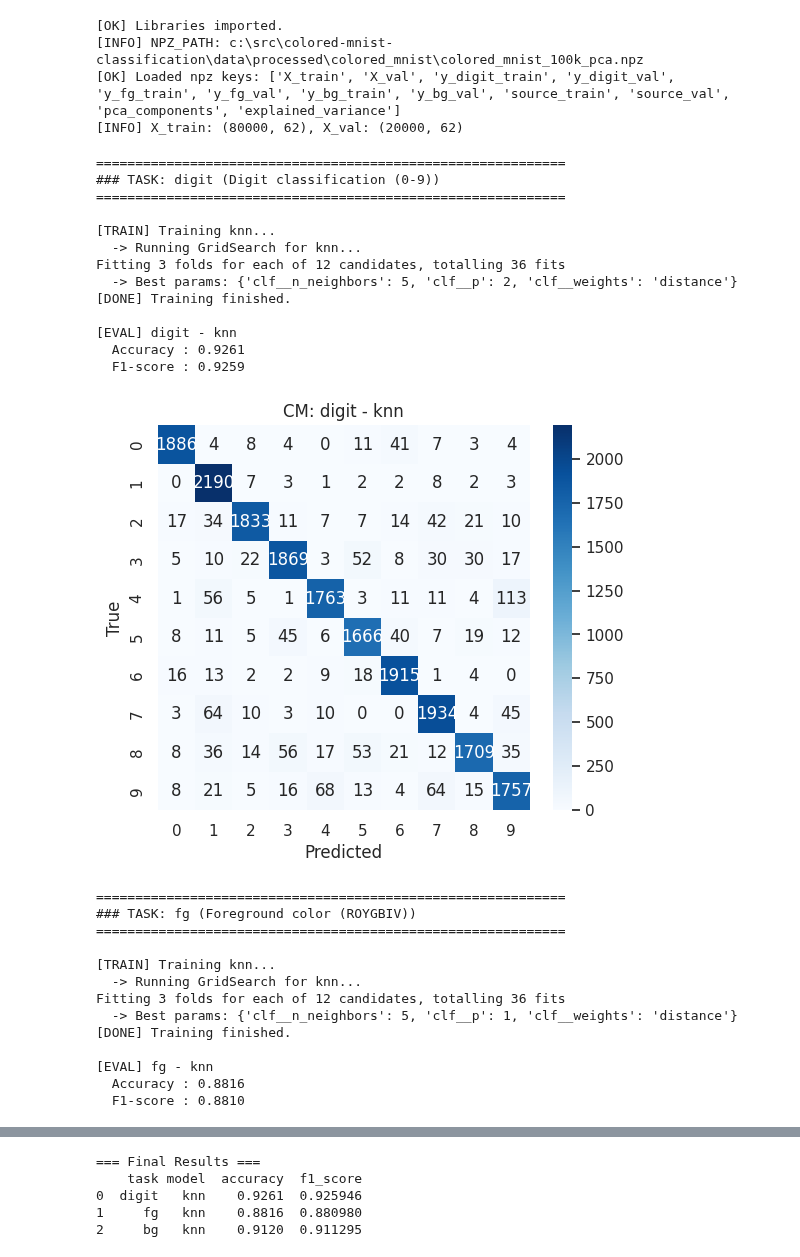
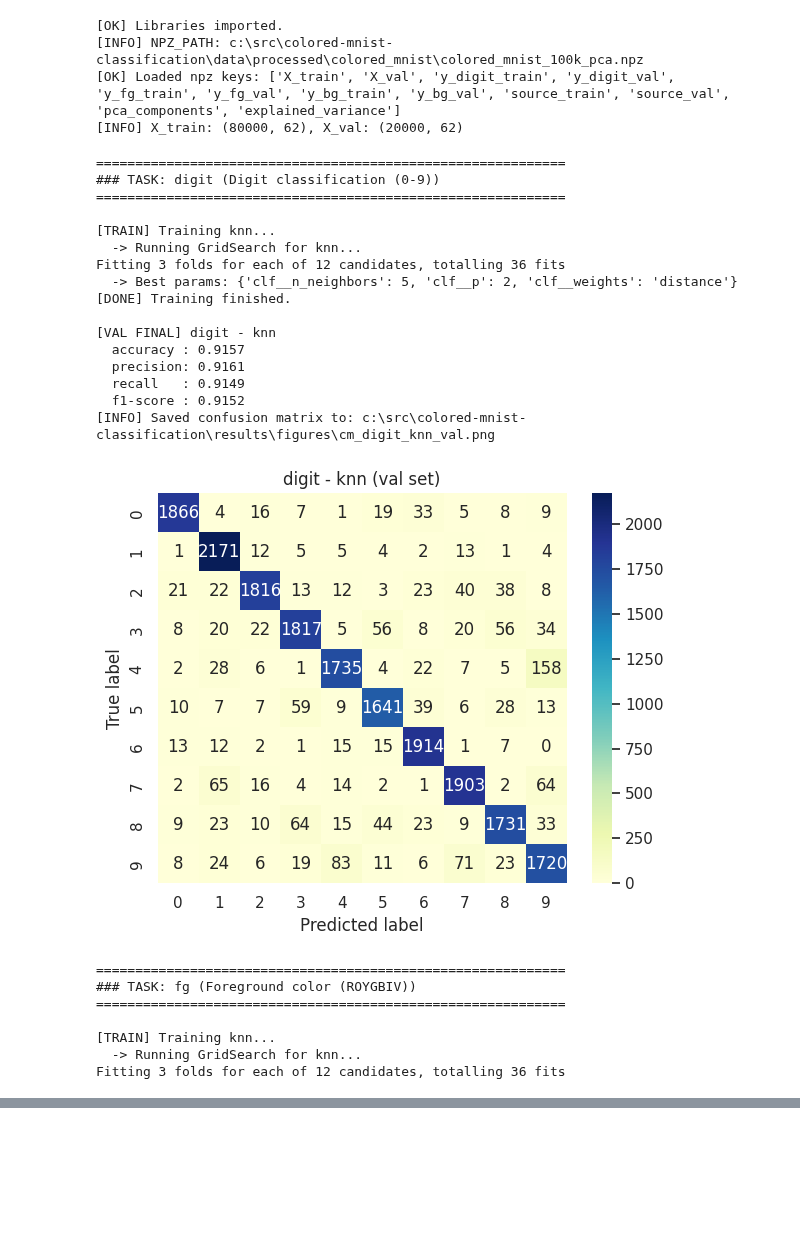
Before and after one commit to ML-SSU-2025/colored-mnist-classification, a Jupyter notebook: notebooks/team_nb_knn_100k_pca.ipynb, the cells around one changed output, grey strips where cells are left out. Saved outputs shown, nothing was run; the diff lists cells and outputs as text; code cells hidden in the pictures; blank space fills up the shorter version.

```diff
--- a/notebooks/team_nb_knn_100k_pca.ipynb
+++ b/notebooks/team_nb_knn_100k_pca.ipynb
@@ -334,7 +334,9 @@ def compute_metrics(y_true, y_pred, average="macro"):
     return acc, prec, rec, f1
 
 def plot_confusion_matrix(y_true, y_pred, classes, title, save_path=None):
-    """혼동 행렬(Confusion Matrix) 시각화"""
+    """
+    Plot confusion matrix as a heatmap.
+    """
     cm = confusion_matrix(y_true, y_pred, labels=classes)
 
     plt.figure(figsize=(6, 5))
@@ -350,8 +352,11 @@ def plot_confusion_matrix(y_true, y_pred, classes, title, save_path=None):
     plt.ylabel("True label")
     plt.title(title)
     plt.tight_layout()
-    if save_path:
+
+    if save_path is not None:
         plt.savefig(save_path, dpi=200)
+        print("[INFO] Saved confusion matrix to:", save_path)
+
     plt.show()
 
 def show_prediction_examples(model_name, pipeline, X, y_true, task_name, n=12):
@@ -429,9 +434,9 @@ ACTIVE_TASKS = ["digit", "fg", "bg"]
 
 BASE_MODELS = {
     "knn": KNeighborsClassifier(
-        n_neighbors=5,
+        n_neighbors=7,
         weights="distance",  # 거리에 따른 가중치
-        p=2,                 # 유클리드 거리
+        p=1,                 # 유클리드 거리
         metric="minkowski",
         n_jobs=-1
     ),
@@ -441,7 +446,7 @@ BASE_MODELS = {
 ACTIVE_MODELS = ["knn"]
 
 # 스케일링 필요 여부 (KNN은 필수!)
-NEEDS_SCALING = {"knn": True}
+NEEDS_SCALING = {"knn": False}
 
 # GridSearch 사용 여부 False. PCA 된거로 확인할 거임.
 USE_GRIDSEARCH = {"knn": True}
@@ -504,54 +509,63 @@ for task_name in ACTIVE_TASKS:
             pipe.fit(X_train, y_train_task)
             best_model = pipe
 
         print("[DONE] Training finished.")
 
         # 평가 (Validation)
-        y_pred = best_model.predict(X_val)
 
-        acc = accuracy_score(y_val_task, y_pred)
-        p, r, f1, _ = precision_recall_fscore_support(y_val_task, y_pred, average="weighted")
+        y_val_pred = best_model.predict(X_val)
+        acc_val, prec_val, rec_val, f1_val = compute_metrics(
+            y_val_task, y_val_pred, average="macro"
+        )
 
-        print(f"\n[EVAL] {task_name} - {model_name}")
-        print(f"  Accuracy : {acc:.4f}")
-        print(f"  F1-score : {f1:.4f}")
+        print(f"\n[VAL FINAL] {task_name} - {model_name}")
+        print(f"  accuracy : {acc_val:.4f}")
+        print(f"  precision: {prec_val:.4f}")
+        print(f"  recall   : {rec_val:.4f}")
+        print(f"  f1-score : {f1_val:.4f}")
+        classes = np.sort(np.unique(y_train_task))
 
-        # Confusion Matrix 시각화
-        cm = confusion_matrix(y_val_task, y_pred)
-        plt.figure(figsize=(6, 5))
-        sns.heatmap(cm, annot=True, fmt="d", cmap="Blues",
-                    xticklabels=class_names, yticklabels=class_names)
-        plt.title(f"CM: {task_name} - {model_name}")
-        plt.ylabel("True")
-        plt.xlabel("Predicted")
-        plt.show()
+        # Confusion matrix on validation set
+        cm_title = f"{task_name} - {model_name} (val set)"
+        cm_filename = f"cm_{task_name}_{model_name}_val.png"
+        cm_path = os.path.join(RESULTS_FIGURES_DIR, cm_filename)
+        plot_confusion_matrix(
+            y_true=y_val_task,
+            y_pred=y_val_pred,
+            classes=classes,
+            title=cm_title,
+            save_path=cm_path,
+        )
 
         # 결과 저장
         all_results.append({
             "task": task_name,
             "model": model_name,
-            "accuracy": acc,
-            "f1_score": f1
+            "accuracy": acc_val,
+            "f1_score": f1_val
         })
 
 # 최종 요약 출력
 print("\n\n=== Final Results ===")
 print(pd.DataFrame(all_results))
 # %% [output]
 ============================================================
 ### TASK: digit (Digit classification (0-9))
 ============================================================
 
 [TRAIN] Training knn...
   -> Running GridSearch for knn...
 Fitting 3 folds for each of 12 candidates, totalling 36 fits
   -> Best params: {'clf__n_neighbors': 5, 'clf__p': 2, 'clf__weights': 'distance'}
 [DONE] Training finished.
 
-[EVAL] digit - knn
-  Accuracy : 0.9261
-  F1-score : 0.9259
+[VAL FINAL] digit - knn
+  accuracy : 0.9157
+  precision: 0.9161
+  recall   : 0.9149
+  f1-score : 0.9152
+[INFO] Saved confusion matrix to: c:\src\colored-mnist-classification\results\figures\cm_digit_knn_val.png
-[figure, old version]
+[figure, new version]
 ============================================================
 ### TASK: fg (Foreground color (ROYGBIV))
 ============================================================
@@ -559,9 +573,3 @@ Fitting 3 folds for each of 12 candidates, totalling 36 fits
 [TRAIN] Training knn...
   -> Running GridSearch for knn...
 Fitting 3 folds for each of 12 candidates, totalling 36 fits
-  -> Best params: {'clf__n_neighbors': 5, 'clf__p': 1, 'clf__weights': 'distance'}
-[DONE] Training finished.
-
-[EVAL] fg - knn
-  Accuracy : 0.8816
-  F1-score : 0.8810
@@ -583,5 +575,0 @@ Fitting 3 folds for each of 12 candidates, totalling 36 fits
-=== Final Results ===
-    task model  accuracy  f1_score
-0  digit   knn    0.9261  0.925946
-1     fg   knn    0.8816  0.880980
-2     bg   knn    0.9120  0.911295
```
Also changed, not shown: parts of 2 cells of this notebook.
